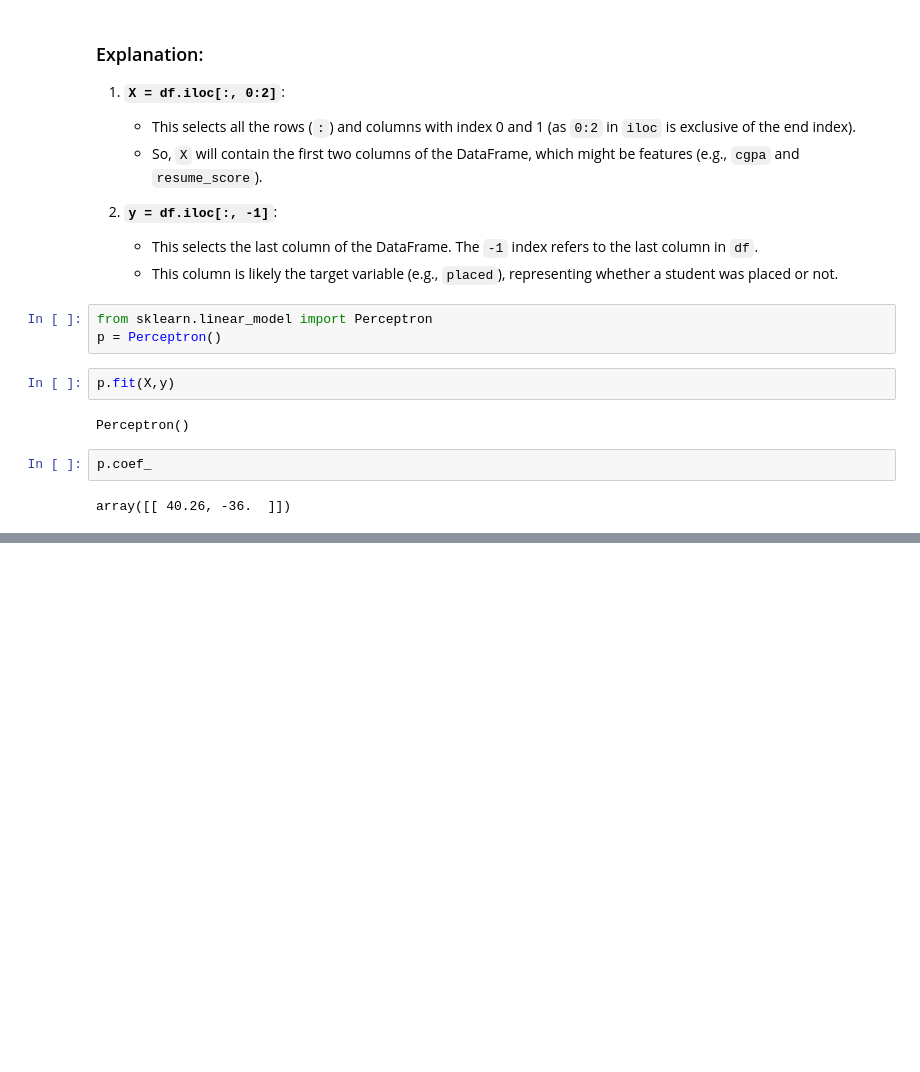
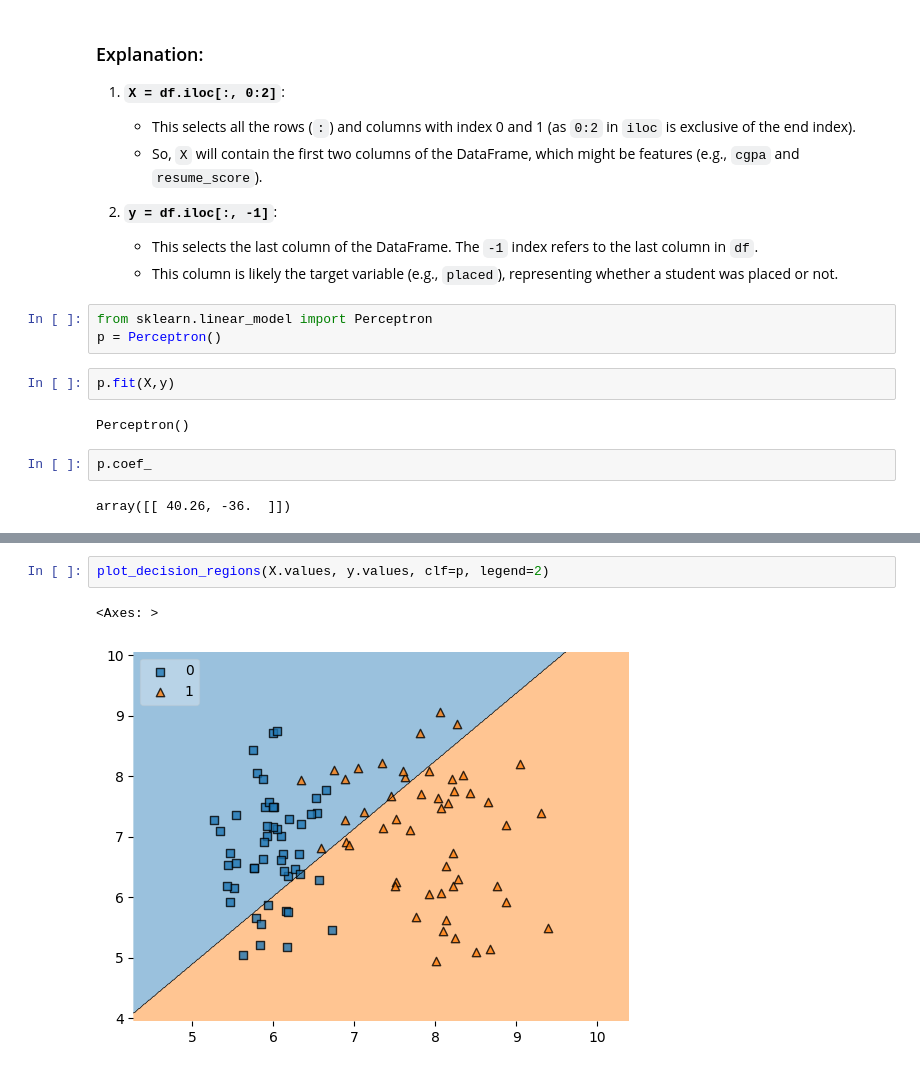
Before and after one commit to abhinavshr89/Deep_Learning, a Jupyter notebook: Perceptron/perceptron-demo.ipynb, the cells around one changed output, grey strips where cells are left out. Drawn from its saved outputs; the diff is of its cells as text; blank space fills up the shorter version.

```diff
--- a/Perceptron/perceptron-demo.ipynb
+++ b/Perceptron/perceptron-demo.ipynb
@@ -49,0 +48,5 @@ ModuleNotFoundError: No module named 'mlxtend'
+# %%
+plot_decision_regions(X.values, y.values, clf=p, legend=2)
+# %% [output]
+<Axes: >
+[figure, added]
```
Also changed, not shown: parts of 1 cell of this notebook.
